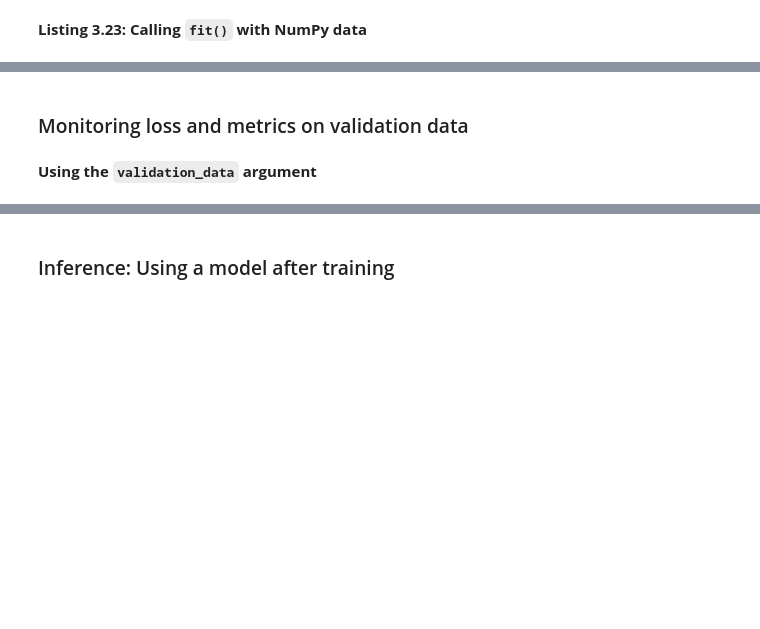
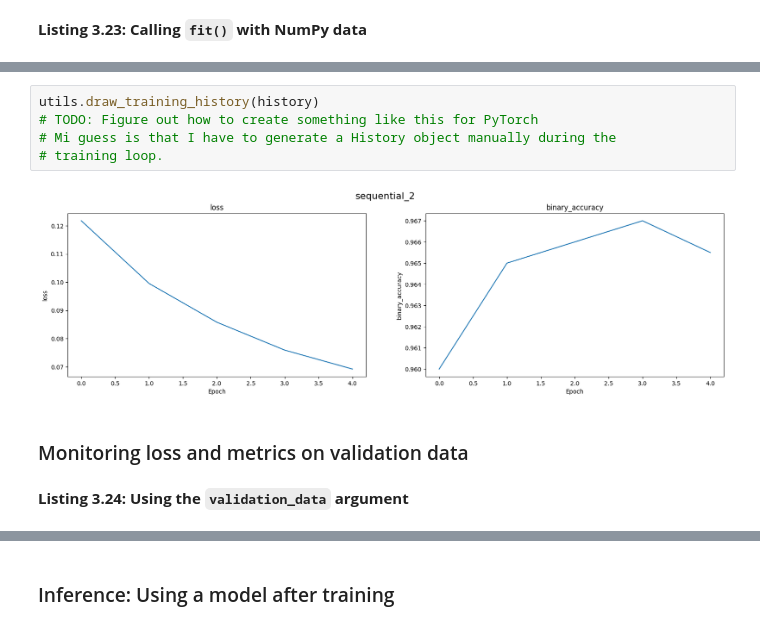
Before and after one commit to alemalvarez/dl-with-python-pytorch, a Jupyter notebook: chapter03_introduction-to-keras-and-tf.ipynb, the cells around one changed output, grey strips where cells are left out. Saved outputs shown, nothing was run; the diff lists cells and outputs as text; blank space fills up the shorter version.

```diff
--- a/chapter03_introduction-to-keras-and-tf.ipynb
+++ b/chapter03_introduction-to-keras-and-tf.ipynb
@@ -659,7 +678,14 @@ history.history
+# %%
+utils.draw_training_history(history)
+# TODO: Figure out how to create something like this for PyTorch
+# Mi guess is that I have to generate a History object manually during the
+# training loop.
+# %% [output]
+[figure, added]
 # %% [markdown]
 ### Monitoring loss and metrics on validation data
 # %% [markdown]
-**Using the `validation_data` argument**
+**Listing 3.24: Using the `validation_data` argument**
 # %%
 model = keras.Sequential([keras.layers.Dense(1)])
 model.compile(optimizer=keras.optimizers.RMSprop(learning_rate=0.1),
```
Also changed, not shown: parts of 18 cells of this notebook, 1 other file.
